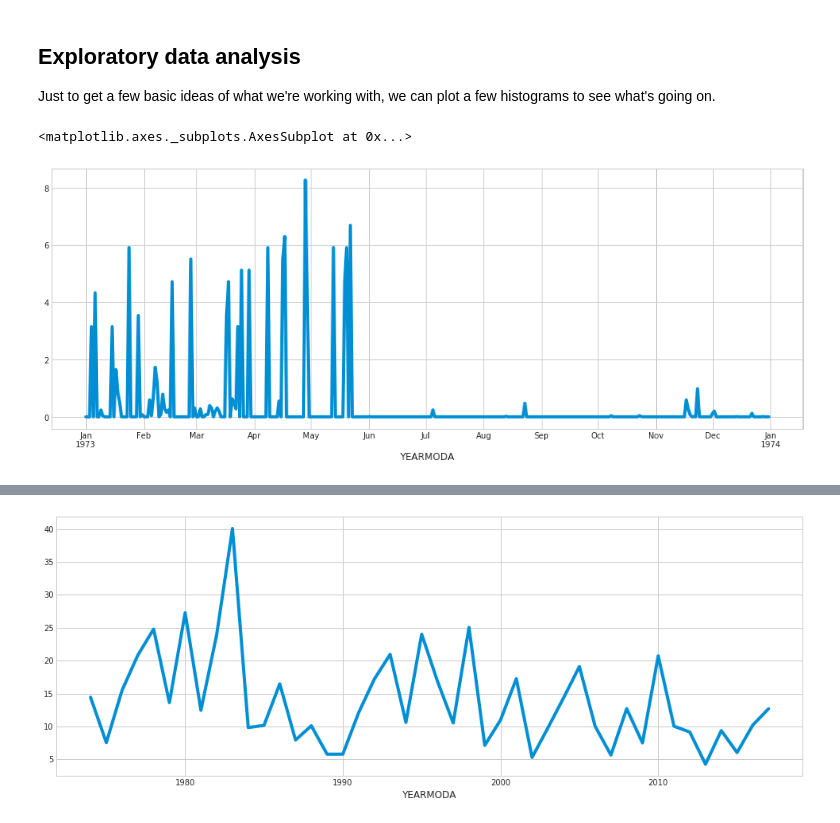
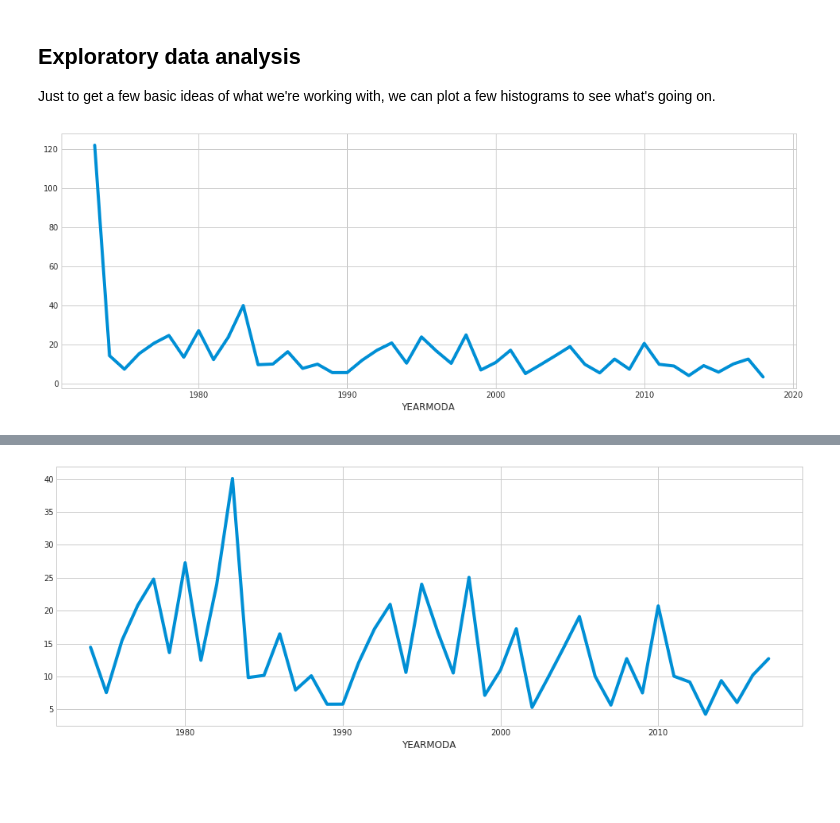
Before and after one commit to cottenplant/predicting-coastal-fog, a Jupyter notebook: june-gloom-analysis.ipynb, the cells around one changed output, grey strips where cells are left out. Drawn from its saved outputs; the diff is of its cells as text; code cells hidden in the pictures; blank space fills up the shorter version.

```diff
--- a/june-gloom-analysis.ipynb
+++ b/june-gloom-analysis.ipynb
@@ -80,8 +80,8 @@ Name: FRSHTT, dtype: int64
 ## Exploratory data analysis
 Just to get a few basic ideas of what we're working with, we can plot a few histograms to see what's going on.
 # %%
-sns.set_style('whitegrid')
-df_lax['1973']['PRCP'].plot(figsize=(15,6))
+y = df_lax['PRCP'].resample('A').sum()
+y.plot(figsize=(15, 6))
+plt.show()
 # %% [output]
-<matplotlib.axes._subplots.AxesSubplot at 0x...>
-[figure, old version]
+[figure, new version]
```
Also changed, not shown: parts of 8 cells of this notebook.
